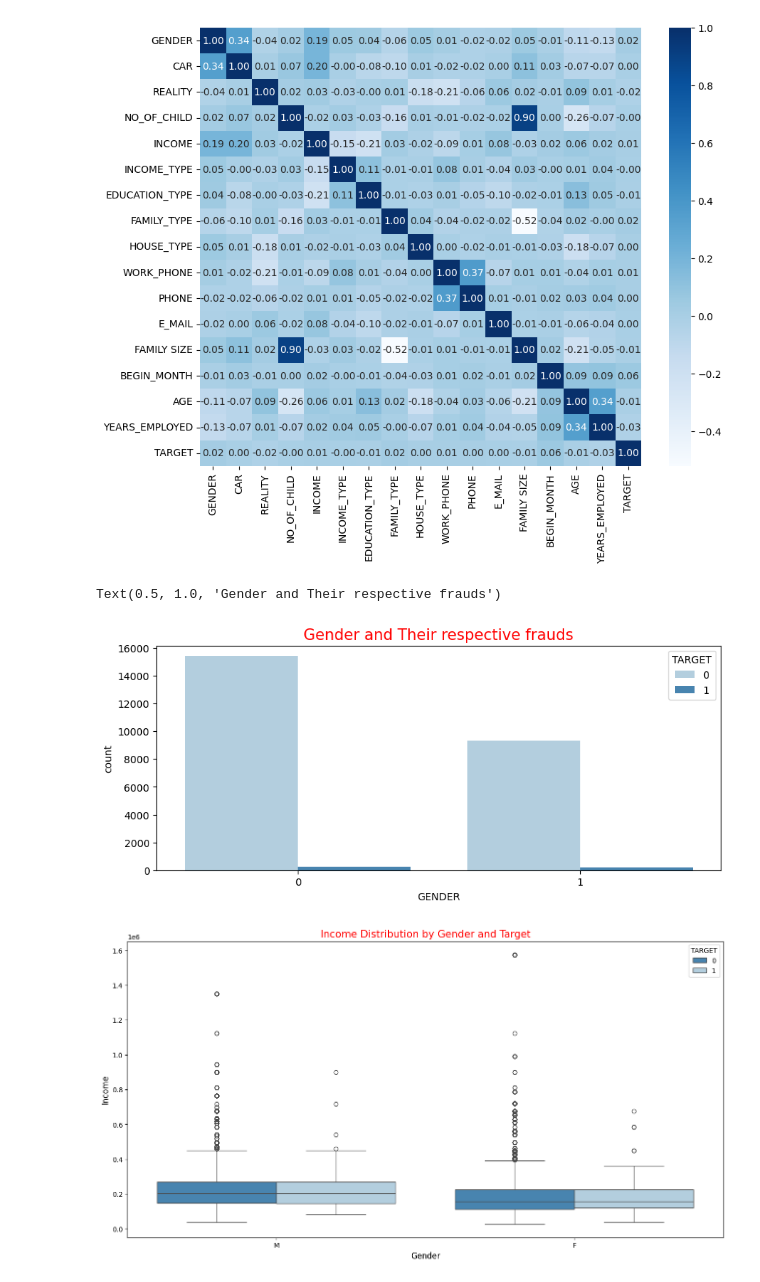
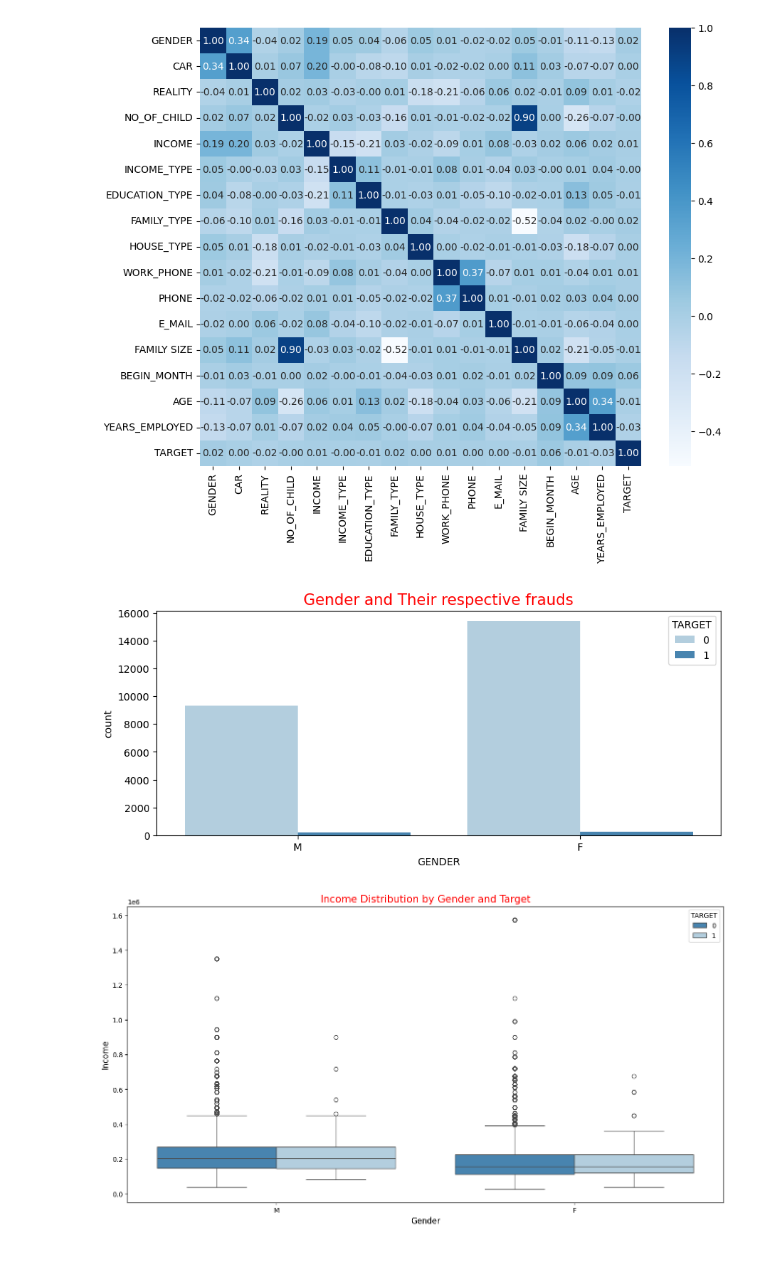
Before and after one commit to HarshGujarathi7/Data-Science-in-Finance--Independent-Study, a Jupyter notebook: Fraud_Detection_Data_Paper.ipynb, the cells around one changed output. Cells and saved outputs as stored; diff of their text form; code cells hidden in the pictures.

```diff
--- a/Fraud_Detection_Data_Paper.ipynb
+++ b/Fraud_Detection_Data_Paper.ipynb
@@ -156,12 +158,17 @@ plt.show()
 # %%
 # visualizing categorical varas with more than 2 outcomes:
 # %%
+ds3['GENDER'] = ds3['GENDER'].map({0: 'F', 1: 'M'})
+
 plt.figure(figsize=(10, 4))
 sns.countplot(x="GENDER", hue="TARGET", data=ds3, palette="Blues")
 plt.title("Gender and Their respective frauds", fontsize=15, color="Red")
+
+ds3['GENDER'] = ds3['GENDER'].map({'F': 0, 'M': 1})
+
+# Female has more fraudulent  cases as compared to men
 # %% [output]
-Text(0.5, 1.0, 'Gender and Their respective frauds')
-[figure, old version]
+[figure, new version]
 # %%
 ds3['GENDER'] = ds3['GENDER'].map({0: 'F', 1: 'M'})
 
```
Also changed, not shown: parts of 8 cells of this notebook.
